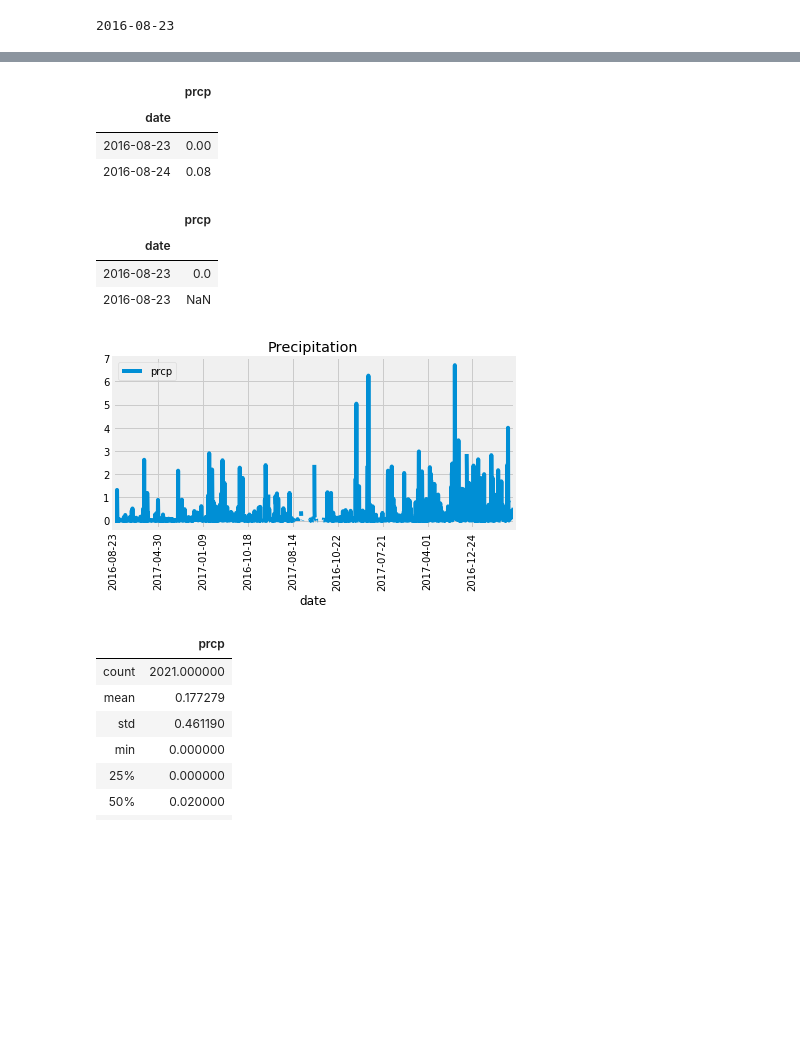
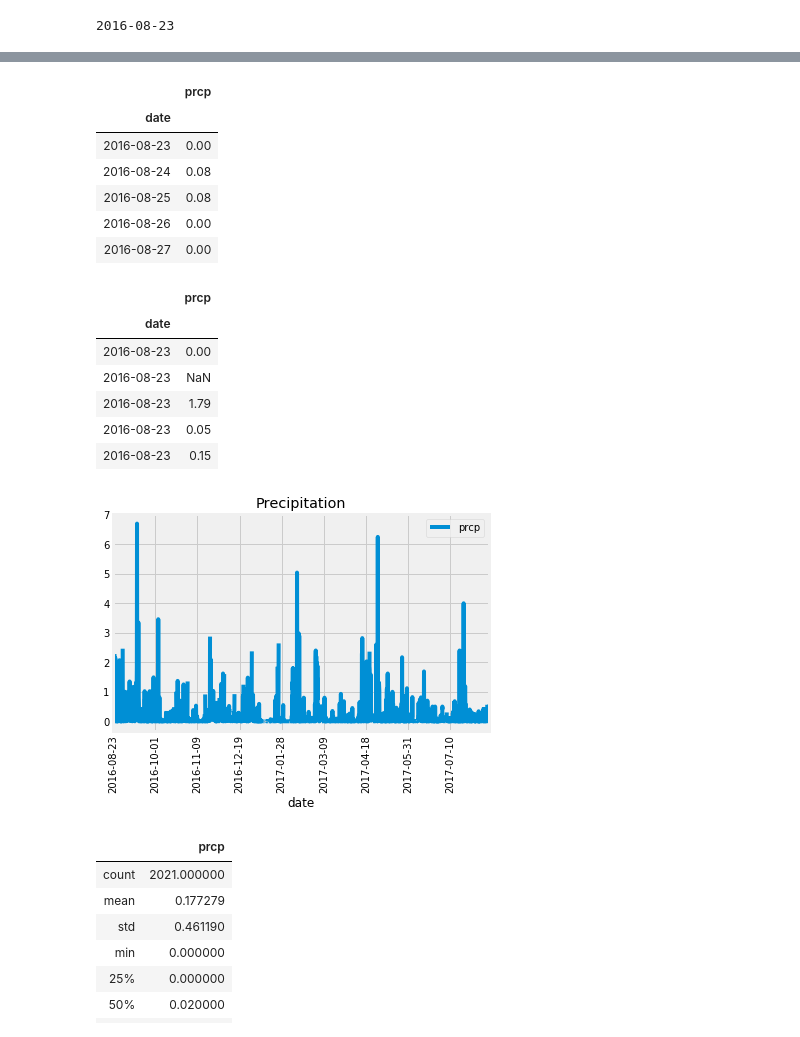
Before and after one commit to ErinMandell/SQL-Alchemy-Challenge, a Jupyter notebook: Hawaii_Climate.ipynb, the cells around one changed output, grey strips where cells are left out. Cells and saved outputs as stored; diff of their text form; code cells hidden in the pictures; blank space fills up the shorter version.

```diff
--- a/Hawaii_Climate.ipynb
+++ b/Hawaii_Climate.ipynb
@@ -106,26 +110,30 @@ year_data
 # Use Pandas to calcualte the summary statistics for the precipitation data
 df = pd.DataFrame(year_data, columns=['date', 'prcp'])
 df.set_index('date', inplace=True)
-df.head(2)
+df.head(5)
 # %% [output]
 |  | prcp |
 | date |  |
 | 2016-08-23 | 0.00 |
 | 2016-08-24 | 0.08 |
+| 2016-08-25 | 0.08 |
+| 2016-08-26 | 0.00 |
+| 2016-08-27 | 0.00 |
 # %%
 by_date_df = df.sort_index()
-by_date_df.head(2)
+by_date_df.head(5)
 # %% [output]
 |  | prcp |
 | date |  |
-| 2016-08-23 | 0.0 |
+| 2016-08-23 | 0.00 |
 | 2016-08-23 | NaN |
+| 2016-08-23 | 1.79 |
+| 2016-08-23 | 0.05 |
+| 2016-08-23 | 0.15 |
 # %%
-rain_plot = df.plot(title="Precipitation", rot=90)
-plt.tight_layout()
-plt.show()
+rain_plot = by_date_df.plot(title="Precipitation", rot=90)
 # %% [output]
-[figure, old version]
+[figure, new version]
 # %%
 by_date_df.describe()
 # %% [output]
```
Also changed, not shown: parts of 20 cells of this notebook.
